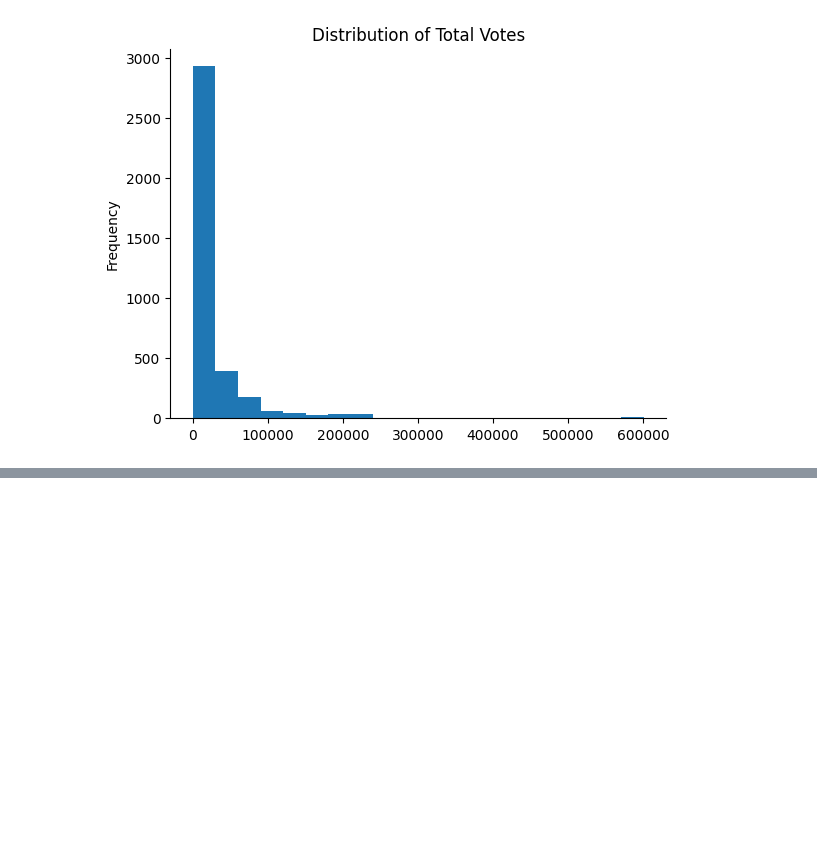
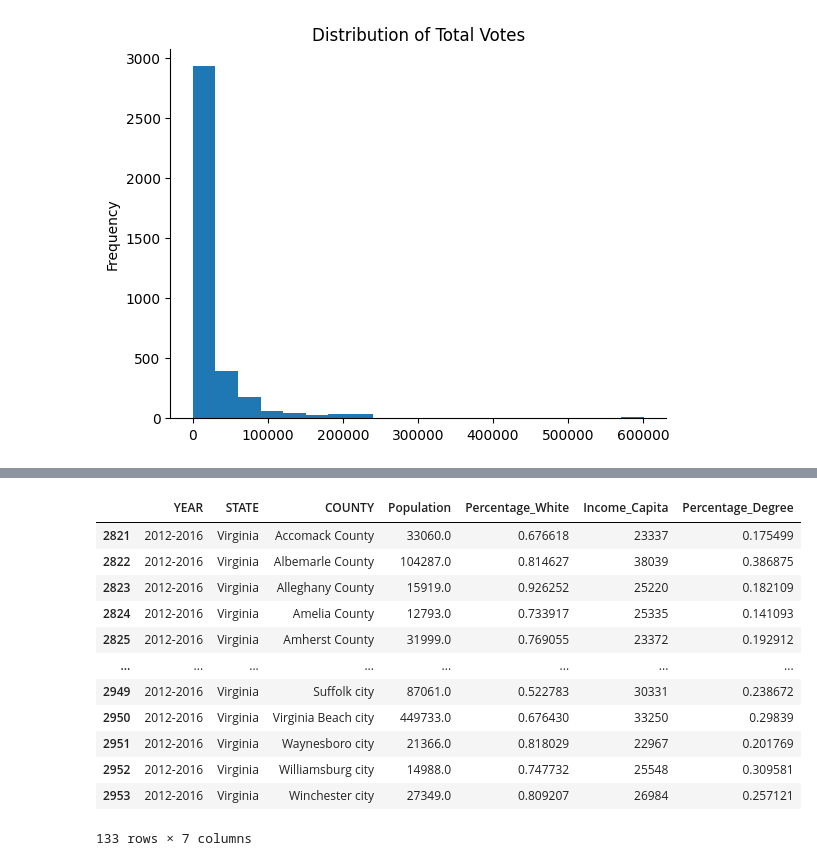
Before and after one commit to kevindangkhoama/project_voting, a Jupyter notebook: project3.ipynb, the cells around one changed output, grey strips where cells are left out. Saved outputs shown, nothing was run; the diff lists cells and outputs as text; code cells hidden in the pictures; blank space fills up the shorter version.

```diff
--- a/project3.ipynb
+++ b/project3.ipynb
@@ -307,0 +432,32 @@ plt.show()
+# %%
+#Frame 3, 2012-2016
+
+frame3.iloc[1:, 142:147] = frame3.iloc[1:, 142:147].astype(int)
+frame3['CollegeDegree'] = frame3.iloc[:, 142:147].sum(axis=1)
+
+frame3['AF2AE001'] = frame3.iloc[1:,41:42].astype(int)
+frame3['Percentage_Degree'] = (frame3['CollegeDegree']) / frame3['AF2AE001']
+# %%
+frame3['AF2ME002'] = pd.to_numeric(frame3['AF2ME002'], errors='coerce')
+frame3['Percentage_White'] = (frame3['AF2ME002']) / frame3['AF2AE001']
+# %%
+frame3.rename(columns={'AF2AE001': 'Population', 'AF6AE001': 'Income_Capita'}, inplace=True)
+# %%
+#Bedford city is absent in this data
+fr3 = frame3[['YEAR', 'STATE', 'COUNTY', 'Population', 'Percentage_White', 'Income_Capita', 'Percentage_Degree']]
+fr3=fr3[fr3['STATE']=='Virginia']
+fr3
+# %% [output]
+|  | YEAR | STATE | COUNTY | Population | Percentage_White | Income_Capita | Percentage_Degree |
+| 2821 | 2012-2016 | Virginia | Accomack County | 33060.0 | 0.676618 | 23337 | 0.175499 |
+| 2822 | 2012-2016 | Virginia | Albemarle County | 104287.0 | 0.814627 | 38039 | 0.386875 |
+| 2823 | 2012-2016 | Virginia | Alleghany County | 15919.0 | 0.926252 | 25220 | 0.182109 |
+| 2824 | 2012-2016 | Virginia | Amelia County | 12793.0 | 0.733917 | 25335 | 0.141093 |
+| 2825 | 2012-2016 | Virginia | Amherst County | 31999.0 | 0.769055 | 23372 | 0.192912 |
+| ... | ... | ... | ... | ... | ... | ... | ... |
+| 2949 | 2012-2016 | Virginia | Suffolk city | 87061.0 | 0.522783 | 30331 | 0.238672 |
+| 2950 | 2012-2016 | Virginia | Virginia Beach city | 449733.0 | 0.676430 | 33250 | 0.29839 |
+| 2951 | 2012-2016 | Virginia | Waynesboro city | 21366.0 | 0.818029 | 22967 | 0.201769 |
+| 2952 | 2012-2016 | Virginia | Williamsburg city | 14988.0 | 0.747732 | 25548 | 0.309581 |
+| 2953 | 2012-2016 | Virginia | Winchester city | 27349.0 | 0.809207 | 26984 | 0.257121 |
+133 rows × 7 columns
```
Also changed, not shown: parts of 24 cells of this notebook.
